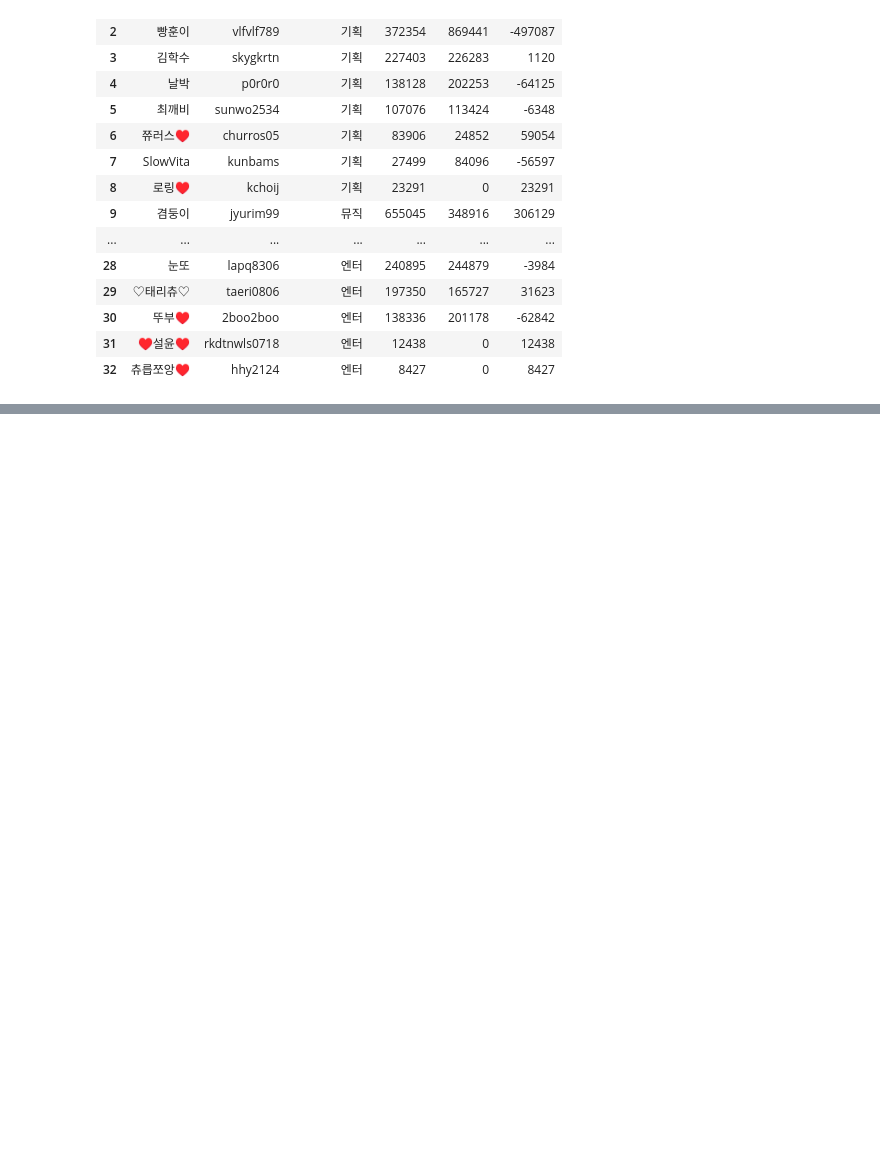
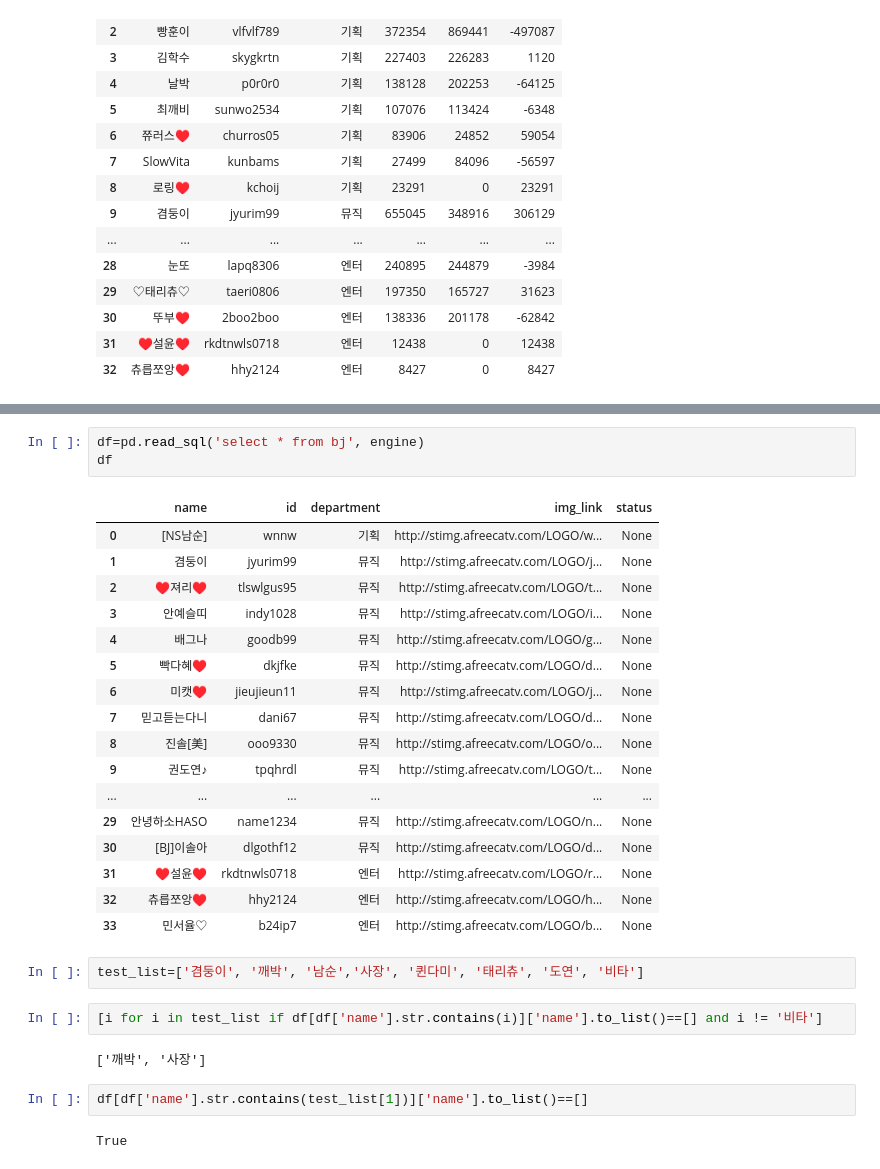
Before and after one commit to masche14/Sooni_poong_sum, a Jupyter notebook: sumpoong.ipynb, the cells around one changed output, grey strips where cells are left out. Saved outputs shown, nothing was run; the diff lists cells and outputs as text; blank space fills up the shorter version.

```diff
--- a/sumpoong.ipynb
+++ b/sumpoong.ipynb
@@ -1216,0 +1298,31 @@ print(extracted_text)
+# %%
+df=pd.read_sql('select * from bj', engine)
+df
+# %% [output]
+|  | name | id | department | img_link | status |
+| 0 | [NS남순] | wnnw | 기획 | http://stimg.afreecatv.com/LOGO/w... | None |
+| 1 | 겸둥이 | jyurim99 | 뮤직 | http://stimg.afreecatv.com/LOGO/j... | None |
+| 2 | ♥져리♥ | tlswlgus95 | 뮤직 | http://stimg.afreecatv.com/LOGO/t... | None |
+| 3 | 안예슬띠 | indy1028 | 뮤직 | http://stimg.afreecatv.com/LOGO/i... | None |
+| 4 | 배그나 | goodb99 | 뮤직 | http://stimg.afreecatv.com/LOGO/g... | None |
+| 5 | 빡다혜♥ | dkjfke | 뮤직 | http://stimg.afreecatv.com/LOGO/d... | None |
+| 6 | 미캣♥ | jieujieun11 | 뮤직 | http://stimg.afreecatv.com/LOGO/j... | None |
+| 7 | 믿고듣는다니 | dani67 | 뮤직 | http://stimg.afreecatv.com/LOGO/d... | None |
+| 8 | 진솔[美] | ooo9330 | 뮤직 | http://stimg.afreecatv.com/LOGO/o... | None |
+| 9 | 권도연♪ | tpqhrdl | 뮤직 | http://stimg.afreecatv.com/LOGO/t... | None |
+| ... | ... | ... | ... | ... | ... |
+| 29 | 안녕하소HASO | name1234 | 뮤직 | http://stimg.afreecatv.com/LOGO/n... | None |
+| 30 | [BJ]이솔아 | dlgothf12 | 뮤직 | http://stimg.afreecatv.com/LOGO/d... | None |
+| 31 | ♥설윤♥ | rkdtnwls0718 | 엔터 | http://stimg.afreecatv.com/LOGO/r... | None |
+| 32 | 츄릅쪼앙♥ | hhy2124 | 엔터 | http://stimg.afreecatv.com/LOGO/h... | None |
+| 33 | 민서율♡ | b24ip7 | 엔터 | http://stimg.afreecatv.com/LOGO/b... | None |
+# %%
+test_list=['겸둥이', '깨박', '남순','사장', '퀸다미', '태리츄', '도연', '비타']
+# %%
+[i for i in test_list if df[df['name'].str.contains(i)]['name'].to_list()==[] and i != '비타']
+# %% [output]
+['깨박', '사장']
+# %%
+df[df['name'].str.contains(test_list[1])]['name'].to_list()==[]
+# %% [output]
+True
```
Also changed, not shown: parts of 11 cells of this notebook, 1 other file.
